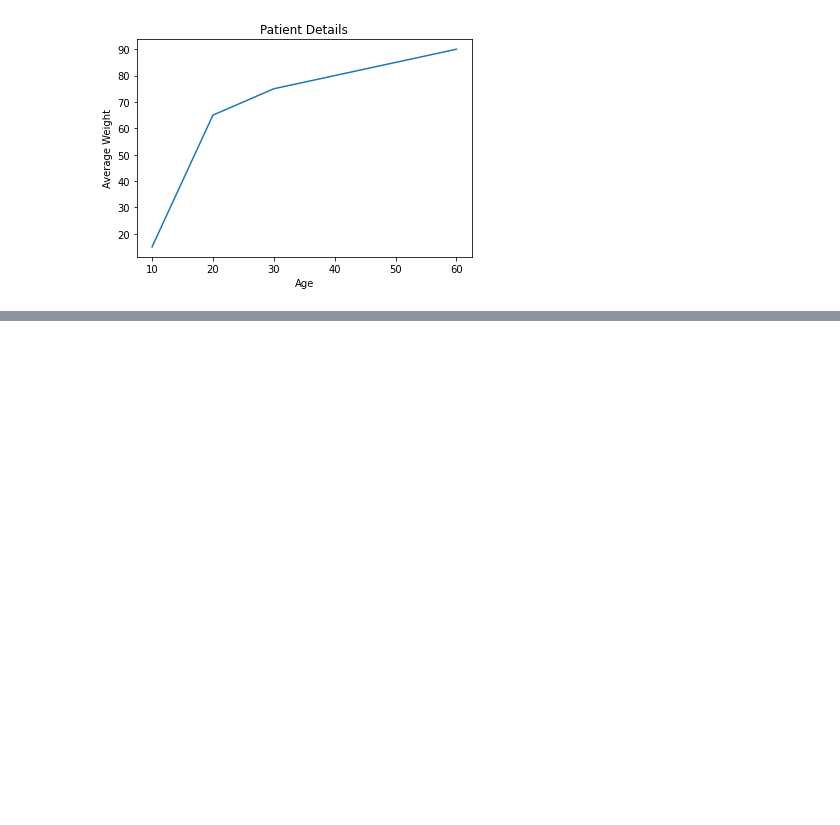
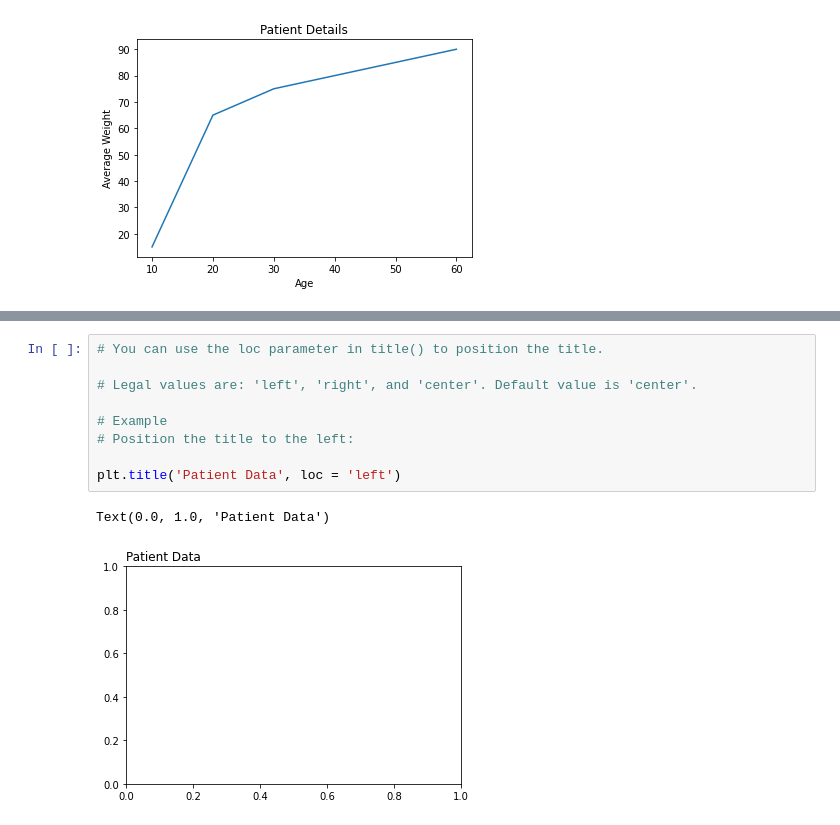
Before and after one commit to chimaihueze/Basics-of-Matplotlib, a Jupyter notebook: matplotlib_labels.ipynb, the cells around one changed output, grey strips where cells are left out. Cells and saved outputs as stored; diff of their text form; blank space fills up the shorter version.

```diff
--- a/matplotlib_labels.ipynb
+++ b/matplotlib_labels.ipynb
@@ -54,0 +54,12 @@ findfont: Font family ['Nunito'] not found. Falling back to DejaVu Sans.
+# %%
+# You can use the loc parameter in title() to position the title.
+
+# Legal values are: 'left', 'right', and 'center'. Default value is 'center'.
+
+# Example
+# Position the title to the left:
+
+plt.title('Patient Data', loc = 'left')
+# %% [output]
+Text(0.0, 1.0, 'Patient Data')
+[figure, added]
```
Also changed, not shown: parts of 3 cells of this notebook.
